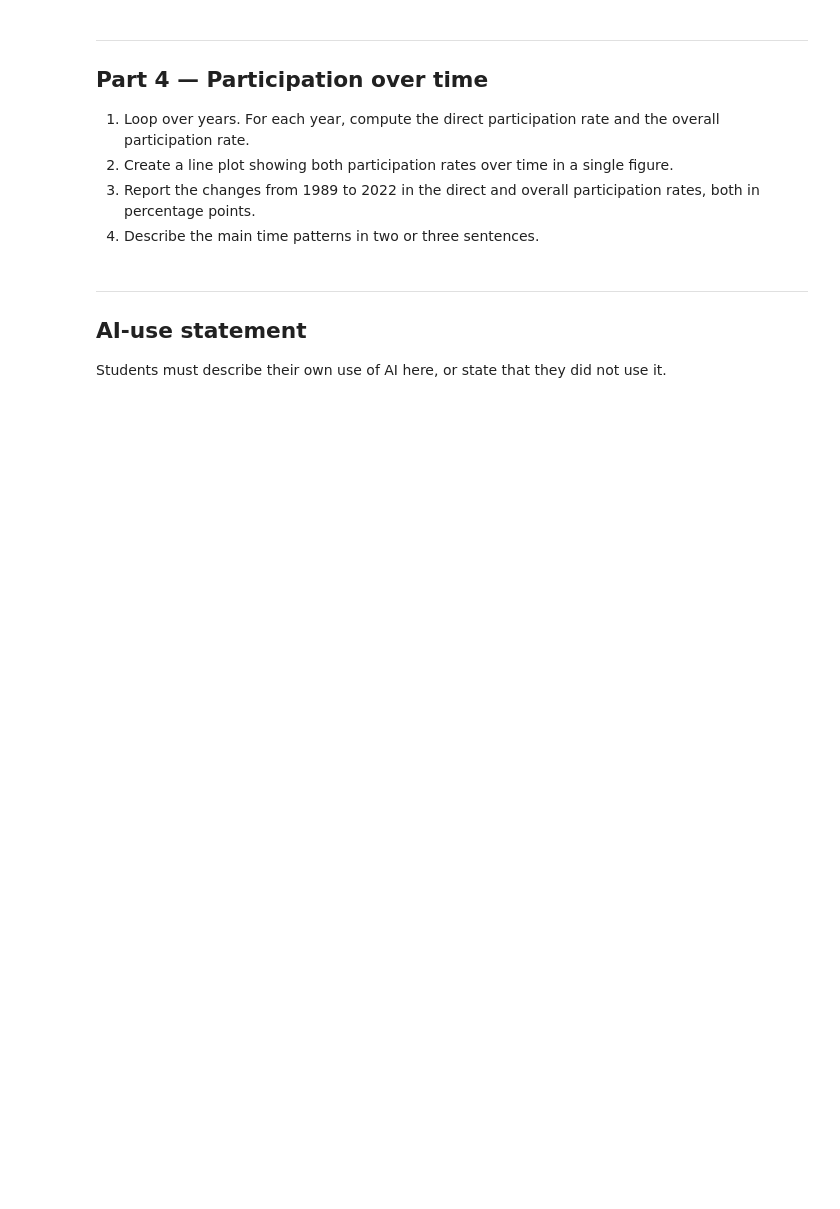
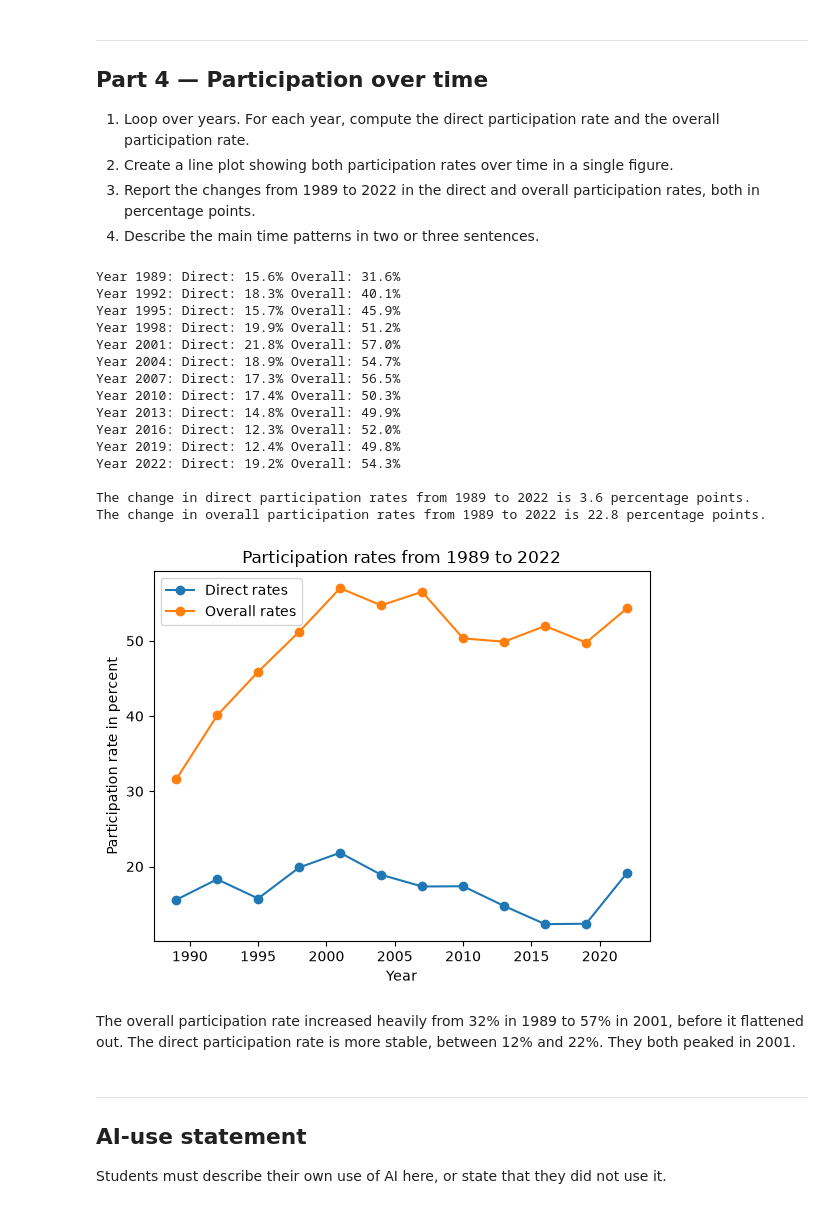
Before and after one commit to Snorre1001/TECH2_Assignment03, a Jupyter notebook: assignment3.ipynb, the cells around one changed output. Cells and saved outputs as stored; diff of their text form; code cells hidden in the pictures; blank space fills up the shorter version.

Commit message:
Part 4 done

```diff
--- a/assignment3.ipynb
+++ b/assignment3.ipynb
@@ -232,6 +240,53 @@ Text(0, 0.5, 'Participation rate in percent')
 3. Report the changes from 1989 to 2022 in the direct and overall participation
    rates, both in percentage points.
 4. Describe the main time patterns in two or three sentences.
+# %%
+# Empty lists that store participation rates.
+direct_rates_year = []
+overall_rates_year = []
+
+# Looping over the years the survey was done, finding the direct and overall participation rates,
+# before I store them in the lists.
+for i in range(1989, 2023, 3):
+    year = df[df["year"] == i]
+    direct_rate_year = participation_rate(year["direct"])
+    overall_rate_year = participation_rate(year["overall"])
+    direct_rates_year.append(direct_rate_year)
+    overall_rates_year.append(overall_rate_year)
+    print(f"Year {i}: Direct: {round(direct_rate_year, 1)}% Overall: {round(overall_rate_year, 1)}%")
+
+# Making a line plot that shows both participation rates over the years between 1989 and 2022.
+plt.plot(range(1989, 2023, 3), direct_rates_year, label="Direct rates", marker="o")
+plt.plot(range(1989, 2023, 3), overall_rates_year, label="Overall rates", marker="o")
+plt.ylabel("Participation rate in percent")
+plt.xlabel("Year")
+plt.title("Participation rates from 1989 to 2022")
+_ = plt.legend()
+
+# Finding the change from 1989 to 2022 in direct and overall participation rate in percentage points.
+direct_change = direct_rates_year[-1] - direct_rates_year[0]
+print(f"\nThe change in direct participation rates from 1989 to 2022 is {round(direct_change, 1)} percentage points.")
+overall_change = overall_rates_year[-1] - overall_rates_year[0]
+print(f"The change in overall participation rates from 1989 to 2022 is {round(overall_change, 1)} percentage points.")
+# %% [output]
+Year 1989: Direct: 15.6% Overall: 31.6%
+Year 1992: Direct: 18.3% Overall: 40.1%
+Year 1995: Direct: 15.7% Overall: 45.9%
+Year 1998: Direct: 19.9% Overall: 51.2%
+Year 2001: Direct: 21.8% Overall: 57.0%
+Year 2004: Direct: 18.9% Overall: 54.7%
+Year 2007: Direct: 17.3% Overall: 56.5%
+Year 2010: Direct: 17.4% Overall: 50.3%
+Year 2013: Direct: 14.8% Overall: 49.9%
+Year 2016: Direct: 12.3% Overall: 52.0%
+Year 2019: Direct: 12.4% Overall: 49.8%
+Year 2022: Direct: 19.2% Overall: 54.3%
+
+The change in direct participation rates from 1989 to 2022 is 3.6 percentage points.
+The change in overall participation rates from 1989 to 2022 is 22.8 percentage points.
+[figure, added]
+# %% [markdown]
+The overall participation rate increased heavily from 32% in 1989 to 57% in 2001, before it flattened out. The direct participation rate is more stable, between 12% and 22%. They both peaked in 2001.
 # %% [markdown]
 ***
 ## AI-use statement
```
Also changed, not shown: parts of 4 cells of this notebook.
